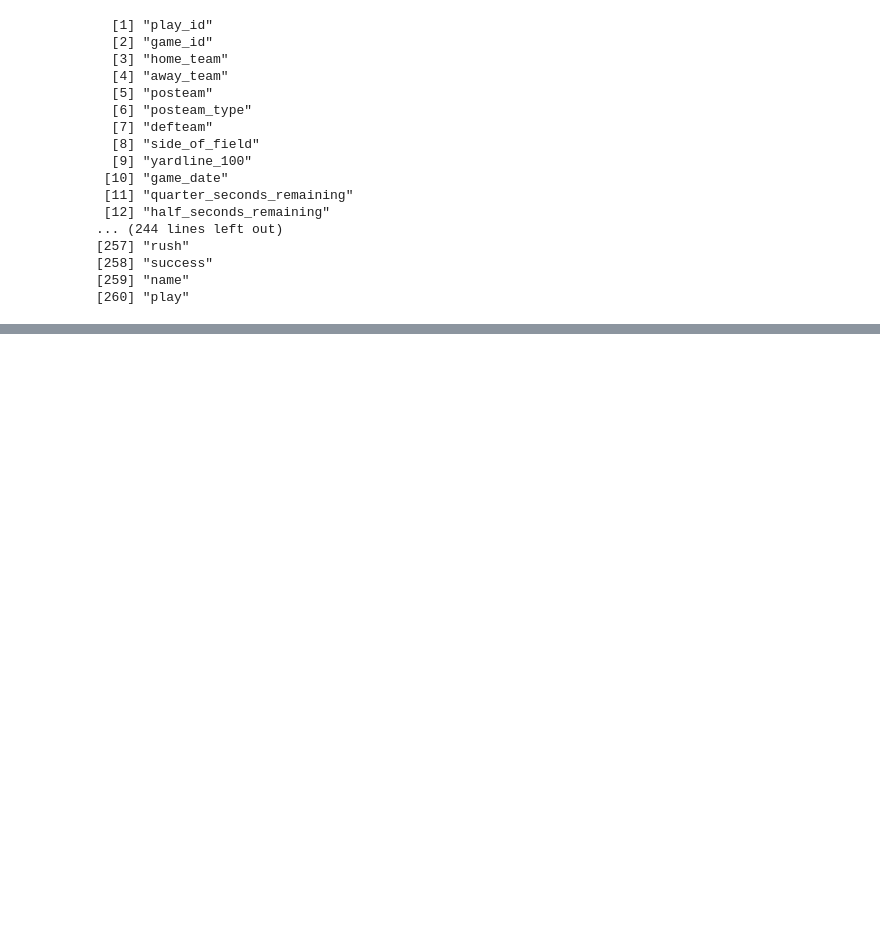
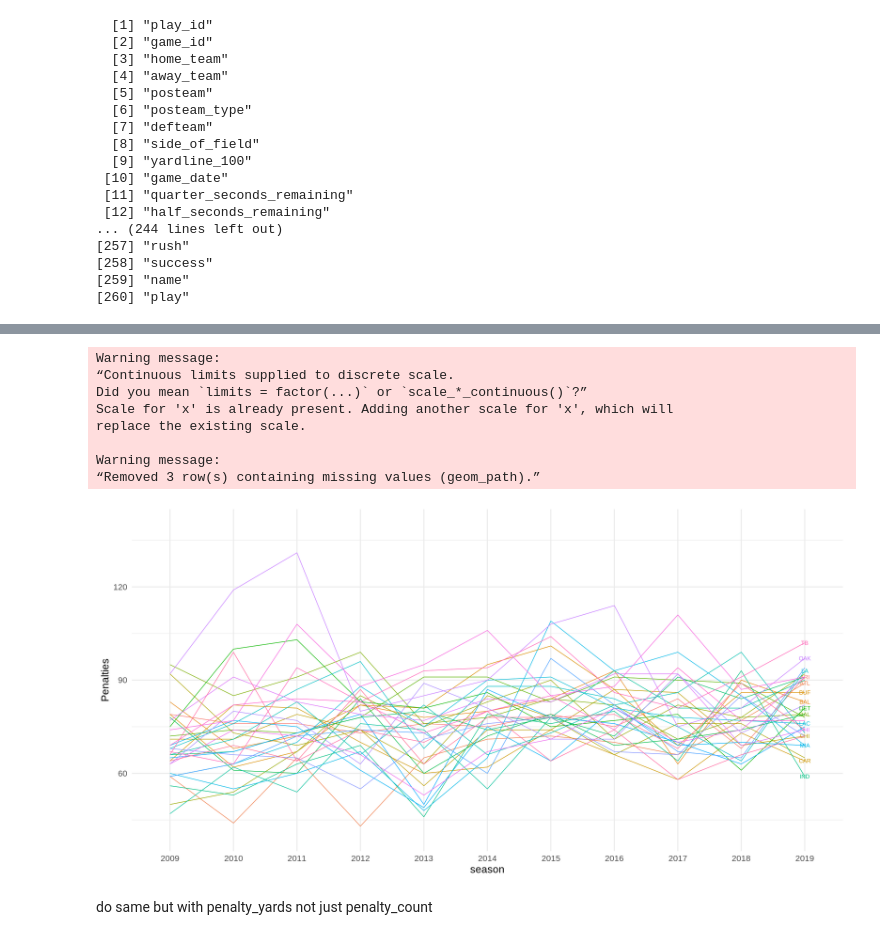
Before and after one commit to rennerm1/NFL-Data-Science-Project, a Jupyter notebook: playingaround.ipynb, the cells around one changed output, grey strips where cells are left out. Drawn from its saved outputs; the diff is of its cells as text; code cells hidden in the pictures; blank space fills up the shorter version.

Commit message:
played around some more with first plot ideas

```diff
--- a/playingaround.ipynb
+++ b/playingaround.ipynb
@@ -236,0 +260,26 @@ A grouped_df: 356 × 3
+# %%
+options(repr.plot.width=20, repr.plot.height=10)
+
+penalty_teams_per_season %>%
+group_by(penalty_team) %>%
+ggplot(aes(x= season , y=n, color=penalty_team)) +
+geom_text(data=penalty_teams_per_season %>% filter(season == 2019), aes(label=penalty_team), check_overlap = TRUE) +
+geom_line() +
+xlim(2009, 2019) +
+ylim(40, 140) +
+labs(y = "Penalties") +
+scale_x_discrete(limits= c(2009:2019))+
+theme_minimal(base_size = 20) +
+theme(legend.position = "none")
+# %% [output]
+Warning message:
+“Continuous limits supplied to discrete scale.
+Did you mean `limits = factor(...)` or `scale_*_continuous()`?”
+Scale for 'x' is already present. Adding another scale for 'x', which will
+replace the existing scale.
+
+Warning message:
+“Removed 3 row(s) containing missing values (geom_path).”
+[figure, added]
+# %% [markdown]
+do same but with penalty_yards not just penalty_count
```
Also changed, not shown: parts of 2 cells of this notebook.
